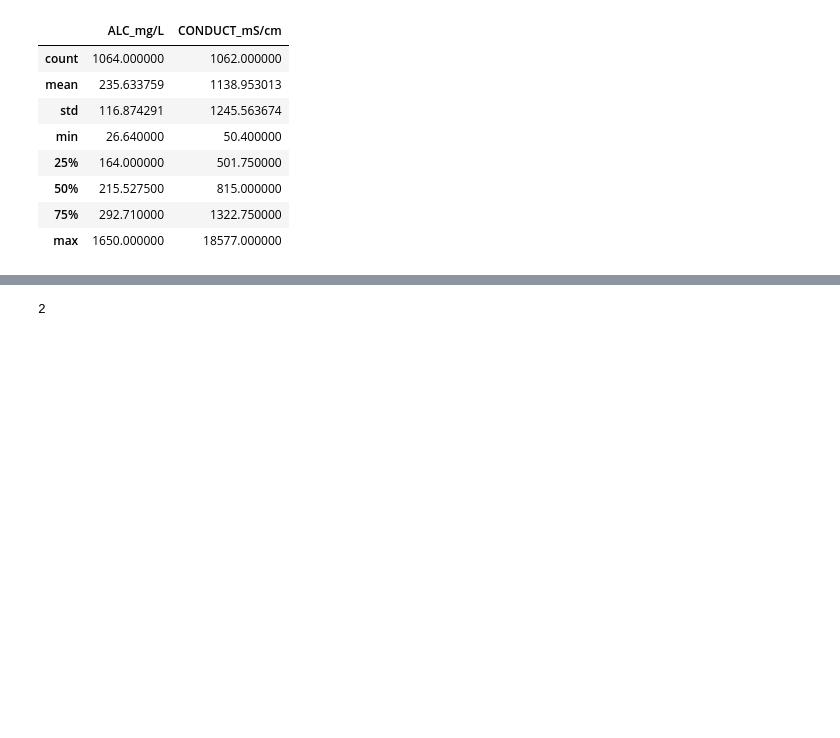
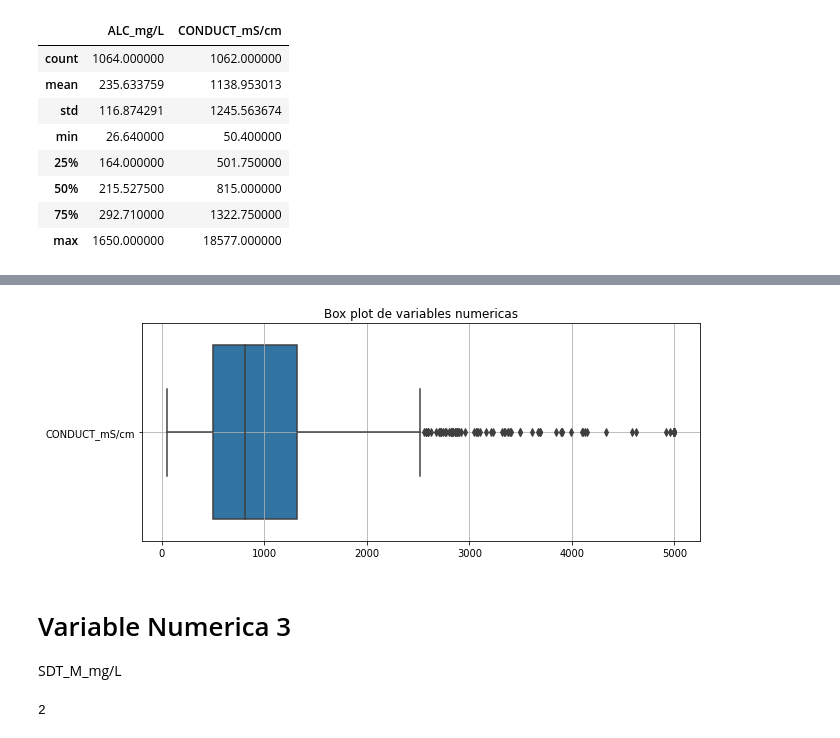
Before and after one commit to PosgradoMNA/actividades-del-projecto-equipo_36, a Jupyter notebook: Reto_Aguas_subterraneas_Entrega1.ipynb, the cells around one changed output, grey strips where cells are left out. Saved outputs shown, nothing was run; the diff lists cells and outputs as text; code cells hidden in the pictures; blank space fills up the shorter version.

```diff
--- a/Reto_Aguas_subterraneas_Entrega1.ipynb
+++ b/Reto_Aguas_subterraneas_Entrega1.ipynb
@@ -318,3 +341,15 @@ Cambio de la variable 'SDT_M_mg/L'
+# %%
+fig, axs = plt.subplots(figsize=(10, 4))
+sns.boxplot(data=df[['CONDUCT_mS/cm']], orient='h', ax=axs)
+plt.title('Box plot de variables numericas')
+plt.grid()
+plt.show()
+# %% [output]
+[figure, added]
+# %% [markdown]
+# Variable Numerica 3
+
+SDT_M_mg/L
 # %%
 # cambio de strin a numerico
 
```
Also changed, not shown: parts of 59 cells of this notebook.
